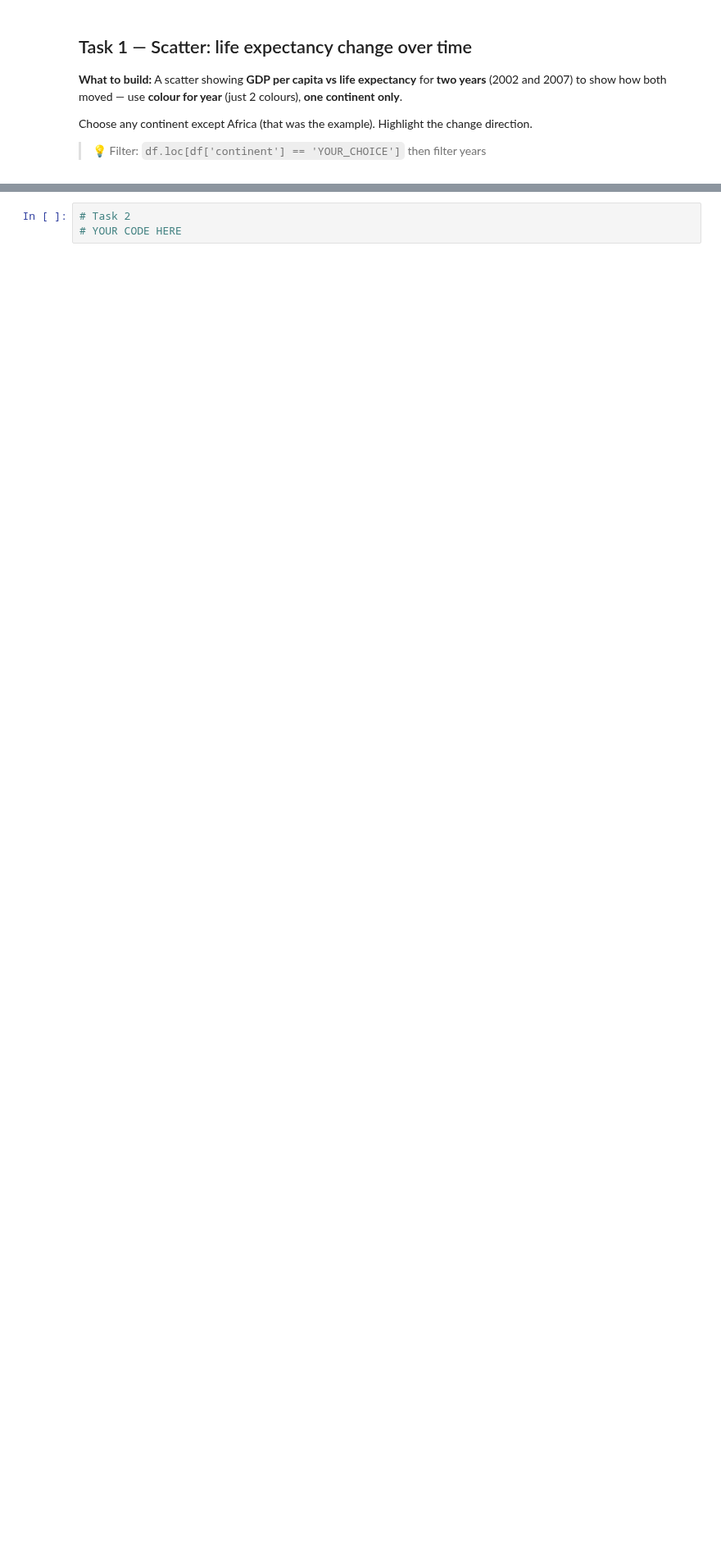
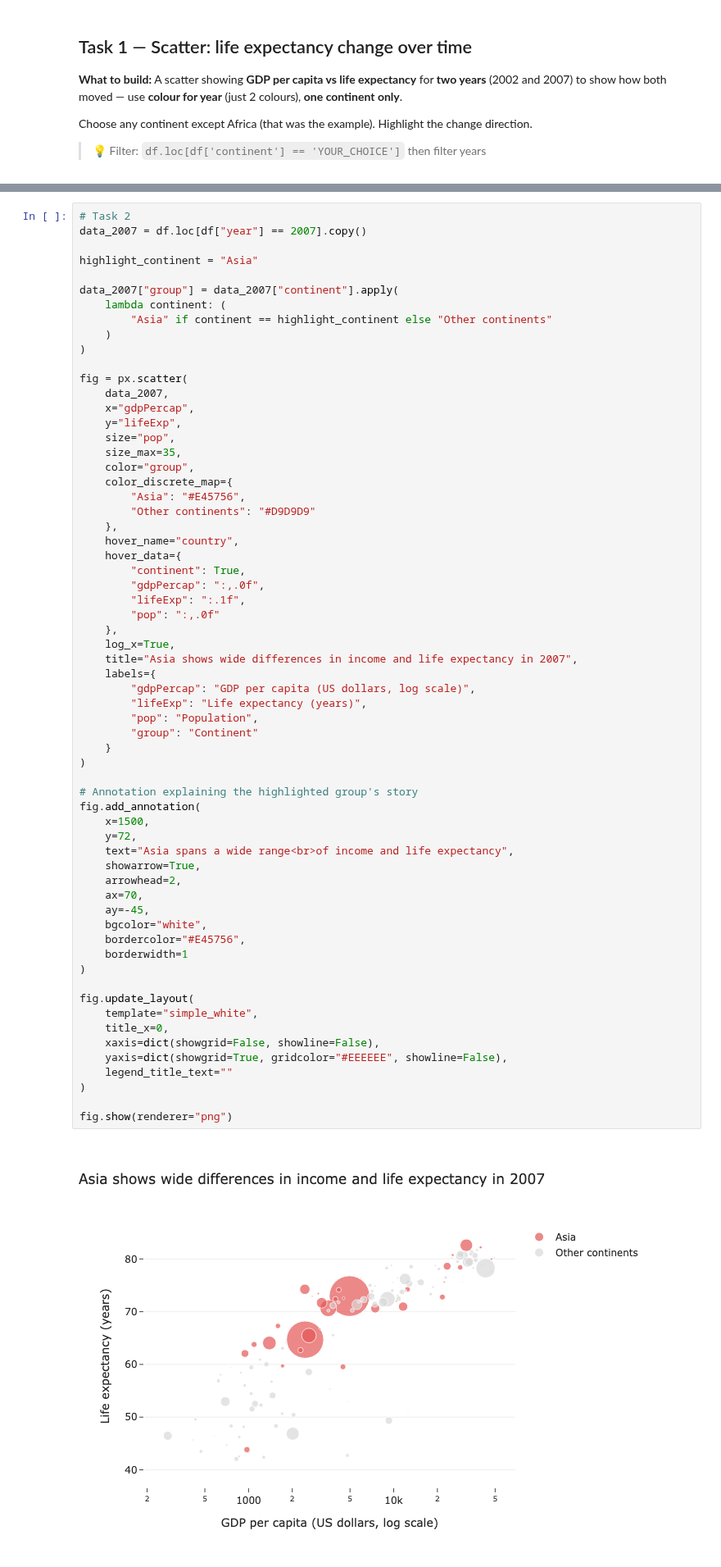
Before and after one commit to Anonymous2004369/dataviz-exercises-sujith, a Jupyter notebook: week04/lecture04_exercise.ipynb, the cells around one changed output, grey strips where cells are left out. Shown at 82% size. Drawn from its saved outputs; the diff is of its cells as text; blank space fills up the shorter version.

```diff
--- a/week04/lecture04_exercise.ipynb
+++ b/week04/lecture04_exercise.ipynb
@@ -54,4 +125,66 @@ Choose any continent except Africa (that was the example). Highlight the change
 > This is the grey-and-highlight technique applied to a bubble chart.
 # %%
 # Task 2
-# YOUR CODE HERE
+data_2007 = df.loc[df["year"] == 2007].copy()
+
+highlight_continent = "Asia"
+
+data_2007["group"] = data_2007["continent"].apply(
+    lambda continent: (
+        "Asia" if continent == highlight_continent else "Other continents"
+    )
+)
+
+fig = px.scatter(
+    data_2007,
+    x="gdpPercap",
+    y="lifeExp",
+    size="pop",
+    size_max=35,
+    color="group",
+    color_discrete_map={
+        "Asia": "#E45756",
+        "Other continents": "#D9D9D9"
+    },
+    hover_name="country",
+    hover_data={
+        "continent": True,
+        "gdpPercap": ":,.0f",
+        "lifeExp": ":.1f",
+        "pop": ":,.0f"
+    },
+    log_x=True,
+    title="Asia shows wide differences in income and life expectancy in 2007",
+    labels={
+        "gdpPercap": "GDP per capita (US dollars, log scale)",
+        "lifeExp": "Life expectancy (years)",
+        "pop": "Population",
+        "group": "Continent"
+    }
+)
+
+# Annotation explaining the highlighted group's story
+fig.add_annotation(
+    x=1500,
+    y=72,
+    text="Asia spans a wide range<br>of income and life expectancy",
+    showarrow=True,
+    arrowhead=2,
+    ax=70,
+    ay=-45,
+    bgcolor="white",
+    bordercolor="#E45756",
+    borderwidth=1
+)
+
+fig.update_layout(
+    template="simple_white",
+    title_x=0,
+    xaxis=dict(showgrid=False, showline=False),
+    yaxis=dict(showgrid=True, gridcolor="#EEEEEE", showline=False),
+    legend_title_text=""
+)
+
+fig.show(renderer="png")
+# %% [output]
+[figure, added]
```
Also changed, not shown: parts of 3 cells of this notebook.
